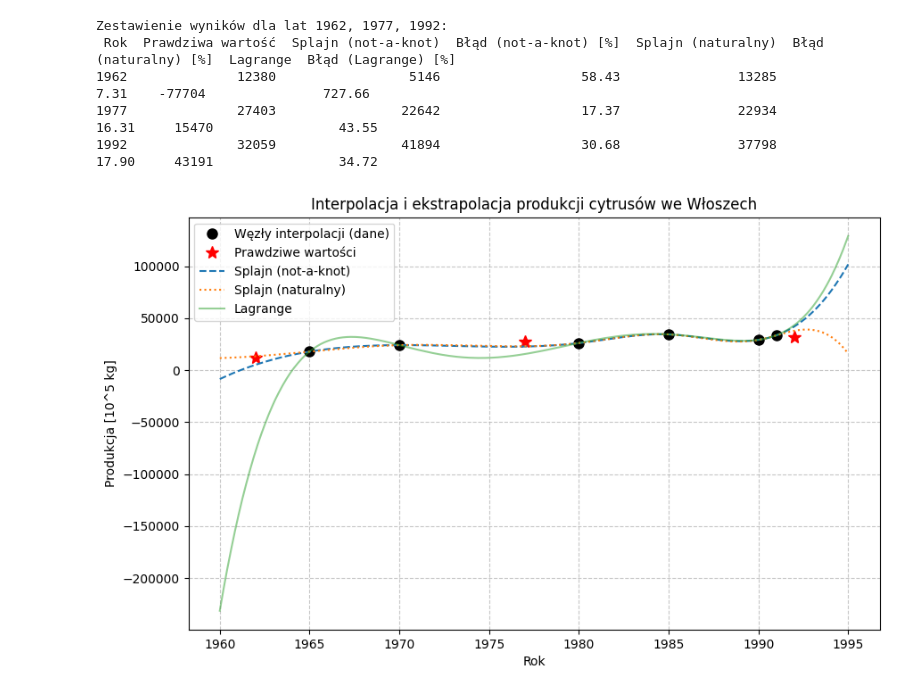
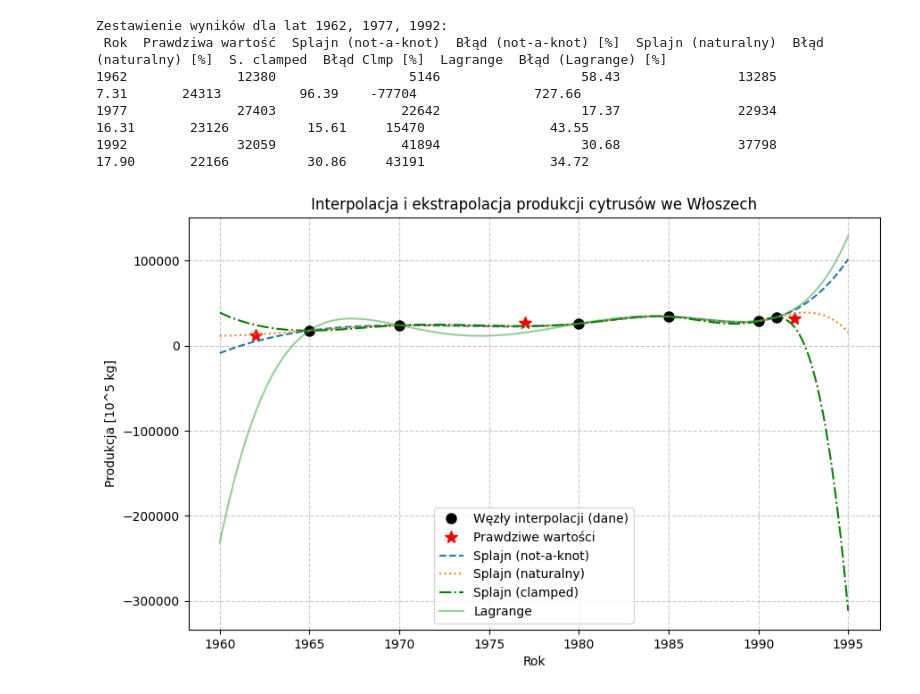
Before and after one commit to bl3jzi/computational-methods, a Jupyter notebook: Lab_03/Ex_2.ipynb, the cells around one changed output. Drawn from its saved outputs; the diff is of its cells as text; code cells hidden in the pictures.

Commit message:
Swap outdated ex2 version \n Previous version didn't contain clamped spline which was an error since we mention about it in the pdf

```diff
--- a/Lab_03/Ex_2.ipynb
+++ b/Lab_03/Ex_2.ipynb
@@ -17,9 +17,12 @@ prawdziwa_produkcja = np.array([12380, 27403, 32059])
 cs_not_a_knot = CubicSpline(roczniki, produkcja, bc_type='not-a-knot')
 # Typ 'natural' (druga pochodna na brzegach wynosi 0)
 cs_natural = CubicSpline(roczniki, produkcja, bc_type='natural')
+# Typ 'clamped'
+cs_clamped = CubicSpline(roczniki, produkcja, bc_type='clamped')
 
 pred_not_a_knot = cs_not_a_knot(lata_szacowane)
 pred_natural = cs_natural(lata_szacowane)
+pred_clamped = cs_clamped(lata_szacowane)
 
 # 3. Szacowanie: Wielomian Lagrange'a
 poly_lagrange = lagrange(roczniki, produkcja)
@@ -31,6 +34,7 @@ def rel_error(pred, true):
 
 err_not_a_knot = rel_error(pred_not_a_knot, prawdziwa_produkcja)
 err_natural = rel_error(pred_natural, prawdziwa_produkcja)
+err_clamped = rel_error(pred_clamped, prawdziwa_produkcja)
 err_lagrange = rel_error(pred_lagrange, prawdziwa_produkcja)
 
 # 5. Zestawienie wyników
@@ -39,35 +43,38 @@ df_wyniki = pd.DataFrame({
     'Prawdziwa wartość': prawdziwa_produkcja,
     'Splajn (not-a-knot)': np.round(pred_not_a_knot, 0).astype(int),
     'Błąd (not-a-knot) [%]': np.round(err_not_a_knot, 2),
     'Splajn (naturalny)': np.round(pred_natural, 0).astype(int),
     'Błąd (naturalny) [%]': np.round(err_natural, 2),
+    'S. clamped': np.round(pred_clamped, 0).astype(int),
+    'Błąd Clmp [%]': np.round(err_clamped, 2),
     'Lagrange': np.round(pred_lagrange, 0).astype(int),
     'Błąd (Lagrange) [%]': np.round(err_lagrange, 2)
 })
 
 print("Zestawienie wyników dla lat 1962, 1977, 1992:")
 print(df_wyniki.to_string(index=False))
 
 # 6. Wizualizacja
 x_plot = np.linspace(1960, 1995, 500)
 plt.figure(figsize=(10, 6))
 plt.plot(roczniki, produkcja, 'ko', markersize=8, label='Węzły interpolacji (dane)')
 plt.plot(lata_szacowane, prawdziwa_produkcja, 'r*', markersize=10, label='Prawdziwe wartości')
 
 plt.plot(x_plot, cs_not_a_knot(x_plot), label='Splajn (not-a-knot)', linestyle='--')
 plt.plot(x_plot, cs_natural(x_plot), label='Splajn (naturalny)', linestyle=':')
+plt.plot(x_plot, cs_clamped(x_plot), label='Splajn (clamped)', linestyle='-.', color='green')
 plt.plot(x_plot, poly_lagrange(x_plot), label='Lagrange', alpha=0.5)
 
 plt.legend()
 plt.grid(True, linestyle='--', alpha=0.7)
 plt.title("Interpolacja i ekstrapolacja produkcji cytrusów we Włoszech")
 plt.xlabel("Rok")
 plt.ylabel("Produkcja [10^5 kg]")
 plt.show()
 # %% [output]
 Zestawienie wyników dla lat 1962, 1977, 1992:
- Rok  Prawdziwa wartość  Splajn (not-a-knot)  Błąd (not-a-knot) [%]  Splajn (naturalny)  Błąd (naturalny) [%]  Lagrange  Błąd (Lagrange) [%]
-1962              12380                 5146                  58.43               13285                  7.31    -77704               727.66
-1977              27403                22642                  17.37               22934                 16.31     15470                43.55
-1992              32059                41894                  30.68               37798                 17.90     43191                34.72
+ Rok  Prawdziwa wartość  Splajn (not-a-knot)  Błąd (not-a-knot) [%]  Splajn (naturalny)  Błąd (naturalny) [%]  S. clamped  Błąd Clmp [%]  Lagrange  Błąd (Lagrange) [%]
+1962              12380                 5146                  58.43               13285                  7.31       24313          96.39    -77704               727.66
+1977              27403                22642                  17.37               22934                 16.31       23126          15.61     15470                43.55
+1992              32059                41894                  30.68               37798                 17.90       22166          30.86     43191                34.72
-[figure, old version]
+[figure, new version]
```
